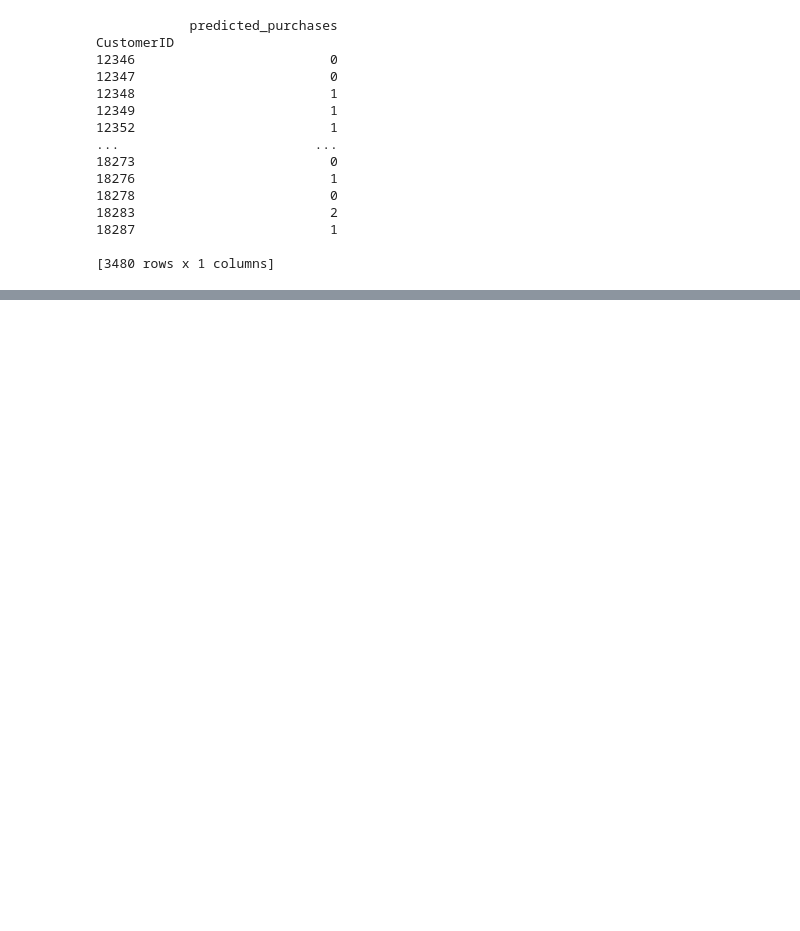
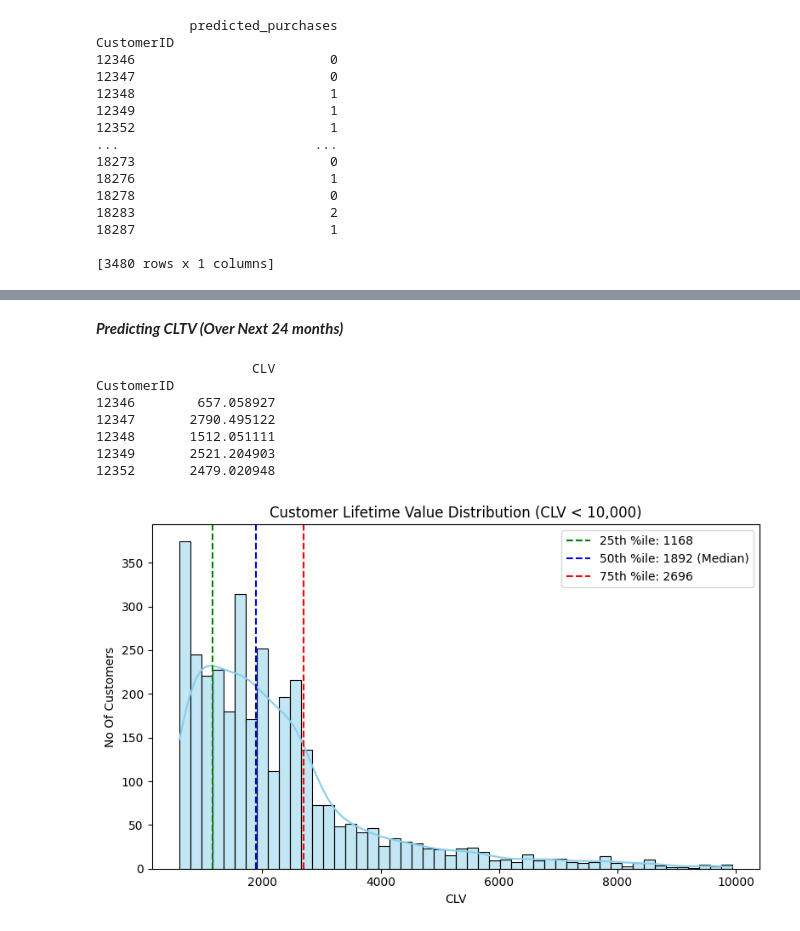
Before and after one commit to Pratyush-3003/CLTV, a Jupyter notebook: Untitled0.ipynb, the cells around one changed output, grey strips where cells are left out. Cells and saved outputs as stored; diff of their text form; code cells hidden in the pictures; blank space fills up the shorter version.

```diff
--- a/Untitled0.ipynb
+++ b/Untitled0.ipynb
@@ -207,0 +212,5 @@ CustomerID
+# %%
+ggf = GammaGammaFitter(penalizer_coef=0)
+ggf.fit(summary['frequency'][summary['frequency'] > 0], summary['monetary_value'][summary['frequency'] > 0])
+summary['predicted_monetary'] = ggf.conditional_expected_average_profit(summary['frequency'], summary['monetary_value'])
+print(summary[['predicted_monetary']].head())
@@ -207,0 +225,28 @@ CustomerID
+# %% [markdown]
+***Predicting CLTV (Over Next 24 months)***
+# %%
+clv = ggf.customer_lifetime_value(bgf,summary['frequency'],summary['recency'],summary['T'],summary['monetary_value'],time=24,discount_rate=0.00  )
+summary['CLV'] = clv
+print(summary[['CLV']].head())
+clv_filtered = summary[summary['CLV'] < 10000]['CLV']
+p25, p50, p75 = np.percentile(clv_filtered, [25, 50, 75])
+plt.figure(figsize=(8, 5))
+sns.histplot(clv_filtered, bins=50, kde=True, color='skyblue', edgecolor='black')
+plt.axvline(p25, color='green', linestyle='--', label=f'25th %ile: {p25:.0f}')
+plt.axvline(p50, color='blue', linestyle='--', label=f'50th %ile: {p50:.0f} (Median)')
+plt.axvline(p75, color='red', linestyle='--', label=f'75th %ile: {p75:.0f}')
+plt.title('Customer Lifetime Value Distribution (CLV < 10,000)')
+plt.xlabel('CLV')
+plt.ylabel('No Of Customers')
+plt.legend()
+plt.tight_layout()
+plt.show()
+# %% [output]
+                    CLV
+CustomerID
+12346        657.058927
+12347       2790.495122
+12348       1512.051111
+12349       2521.204903
+12352       2479.020948
+[figure, added]
```
Also changed, not shown: parts of 7 cells of this notebook.
